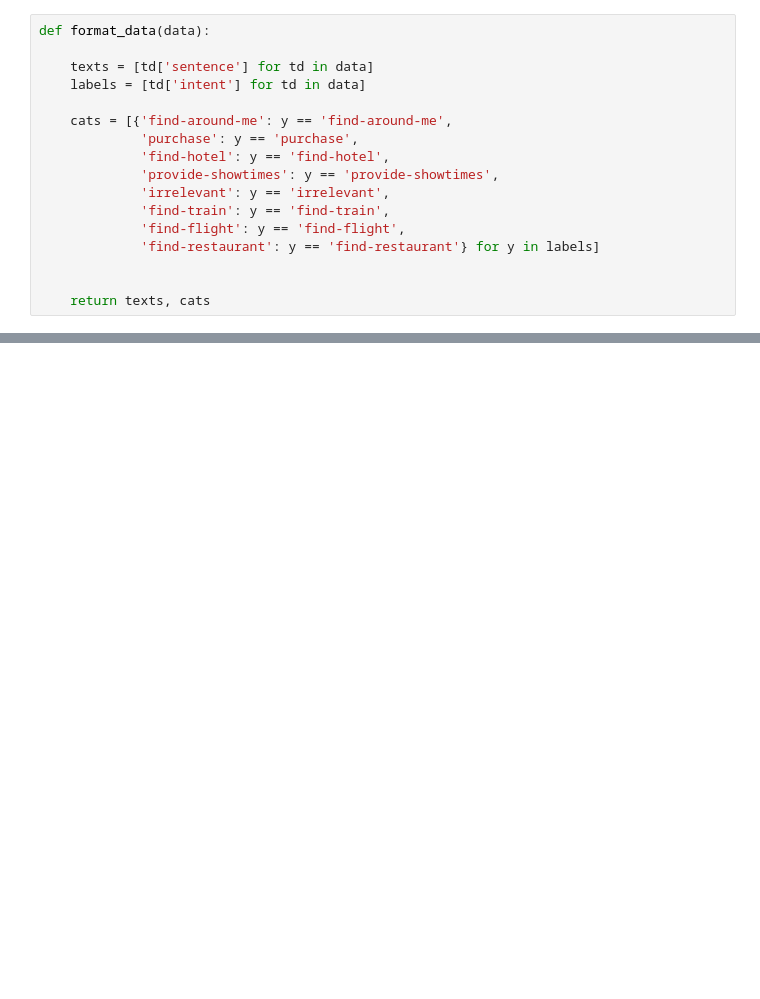
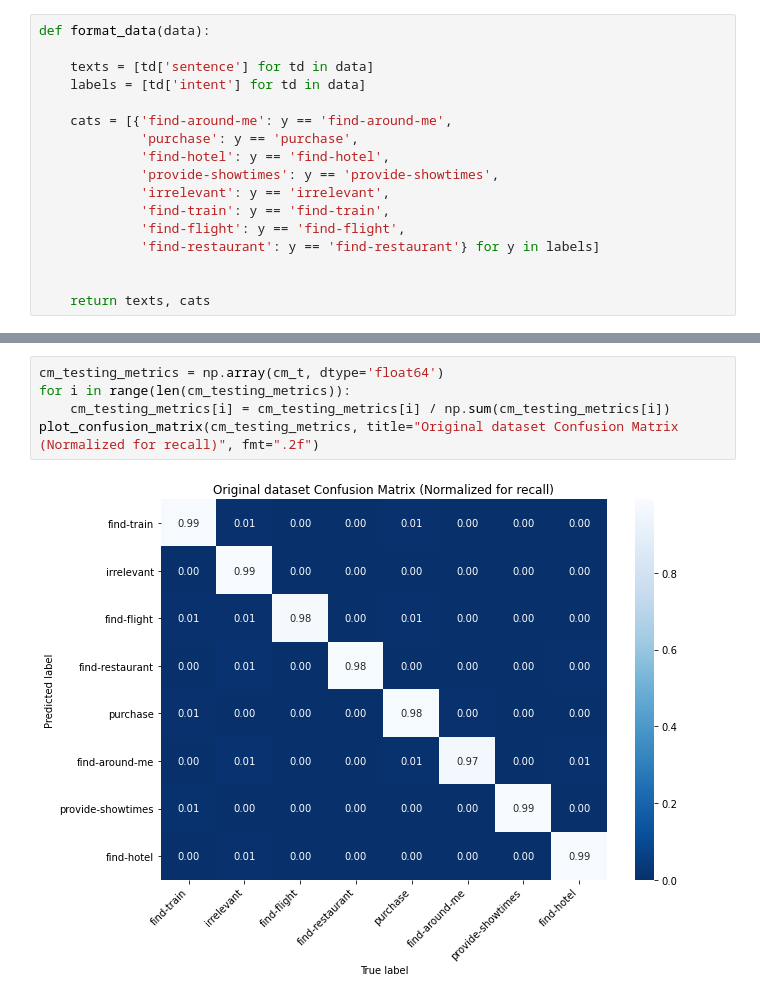
Before and after one commit to Theomat/software-engineering-enseirb-2020, a Jupyter notebook: exercise3/main.ipynb, the cells around one changed output, grey strips where cells are left out. Drawn from its saved outputs; the diff is of its cells as text; blank space fills up the shorter version.

```diff
--- a/exercise3/main.ipynb
+++ b/exercise3/main.ipynb
@@ -222,0 +222,7 @@ provide-showtimes       0.89      0.57      0.70        14
+# %%
+cm_testing_metrics = np.array(cm_t, dtype='float64')
+for i in range(len(cm_testing_metrics)):
+    cm_testing_metrics[i] = cm_testing_metrics[i] / np.sum(cm_testing_metrics[i])
+plot_confusion_matrix(cm_testing_metrics, title="Original dataset Confusion Matrix (Normalized for recall)", fmt=".2f")
+# %% [output]
+[figure, added]
```
Also changed, not shown: parts of 21 cells of this notebook.
